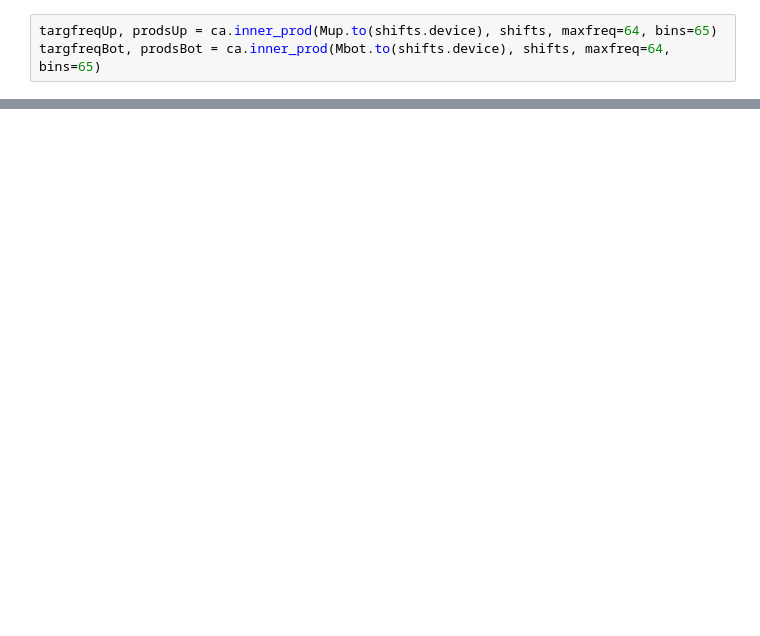
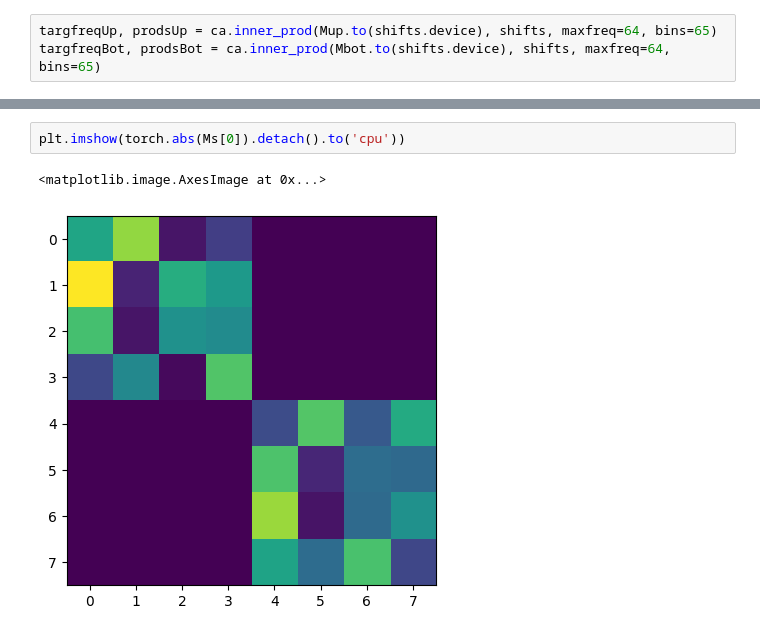
Before and after one commit to masomatics/DFNFT_evac, a Jupyter notebook: Notebooks/character_2stacklayer.ipynb, the cells around one changed output, grey strips where cells are left out. Saved outputs shown, nothing was run; the diff lists cells and outputs as text; blank space fills up the shorter version.

```diff
--- a/Notebooks/character_2stacklayer.ipynb
+++ b/Notebooks/character_2stacklayer.ipynb
@@ -157,0 +189,5 @@ MLPEncoder(
+# %%
+plt.imshow(torch.abs(Ms[0]).detach().to('cpu'))
+# %% [output]
+<matplotlib.image.AxesImage at 0x...>
+[figure, added]
```
Also changed, not shown: parts of 18 cells of this notebook, 7 other files.
